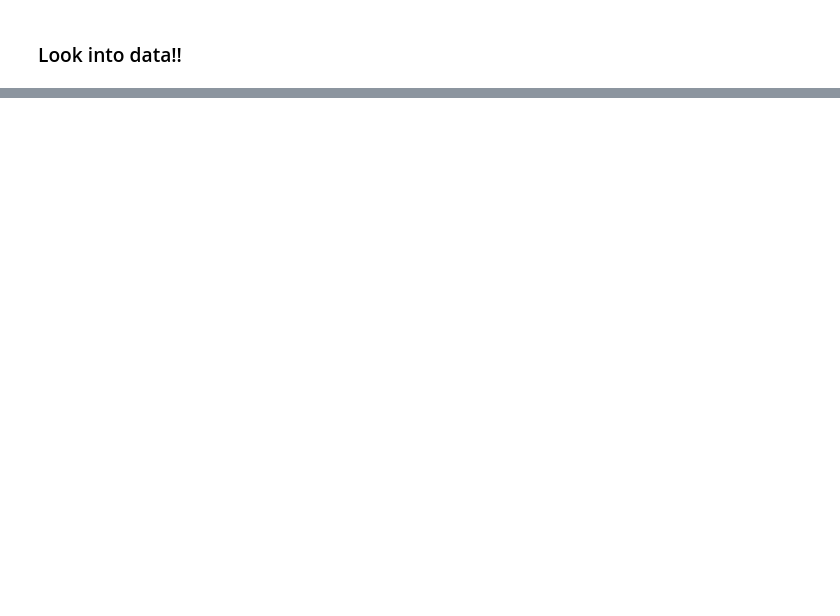
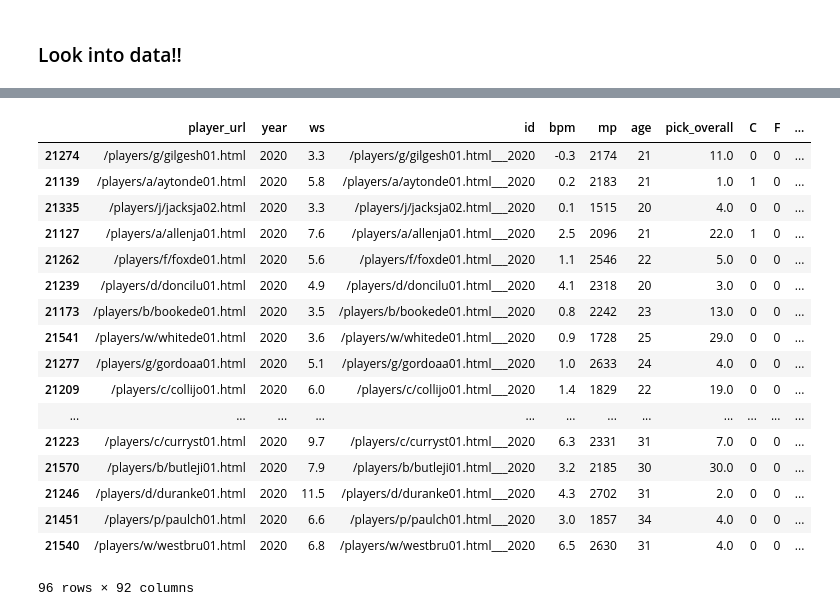
Before and after one commit to hwchase17/sports, a Jupyter notebook: nba_player_progression/modeling.ipynb, the cells around one changed output, grey strips where cells are left out. Saved outputs shown, nothing was run; the diff lists cells and outputs as text; code cells hidden in the pictures; blank space fills up the shorter version.

```diff
--- a/nba_player_progression/modeling.ipynb
+++ b/nba_player_progression/modeling.ipynb
@@ -144,0 +262,26 @@ recent = recent[(recent['years_pro'] > 0)]
+# %%
+def max_bpm(row):
+    return row[['bpm___1', 'bpm___2', 'bpm___3']].max()
+# %%
+recent['delta'] = recent['pred'] - recent.apply(max_bpm, axis=1)* 1
+# %%
+recent.sort_values('delta', ascending=False)[lambda x: x['pred'] > .5]
+# %% [output]
+|  | player_url | year | ws | id | bpm | mp | age | pick_overall | C | F | ... |
+| 21274 | /players/g/gilgesh01.html | 2020 | 3.3 | /players/g/gilgesh01.html___2020 | -0.3 | 2174 | 21 | 11.0 | 0 | 0 | ... |
+| 21139 | /players/a/aytonde01.html | 2020 | 5.8 | /players/a/aytonde01.html___2020 | 0.2 | 2183 | 21 | 1.0 | 1 | 0 | ... |
+| 21335 | /players/j/jacksja02.html | 2020 | 3.3 | /players/j/jacksja02.html___2020 | 0.1 | 1515 | 20 | 4.0 | 0 | 0 | ... |
+| 21127 | /players/a/allenja01.html | 2020 | 7.6 | /players/a/allenja01.html___2020 | 2.5 | 2096 | 21 | 22.0 | 1 | 0 | ... |
+| 21262 | /players/f/foxde01.html | 2020 | 5.6 | /players/f/foxde01.html___2020 | 1.1 | 2546 | 22 | 5.0 | 0 | 0 | ... |
+| 21239 | /players/d/doncilu01.html | 2020 | 4.9 | /players/d/doncilu01.html___2020 | 4.1 | 2318 | 20 | 3.0 | 0 | 0 | ... |
+| 21173 | /players/b/bookede01.html | 2020 | 3.5 | /players/b/bookede01.html___2020 | 0.8 | 2242 | 23 | 13.0 | 0 | 0 | ... |
+| 21541 | /players/w/whitede01.html | 2020 | 3.6 | /players/w/whitede01.html___2020 | 0.9 | 1728 | 25 | 29.0 | 0 | 0 | ... |
+| 21277 | /players/g/gordoaa01.html | 2020 | 5.1 | /players/g/gordoaa01.html___2020 | 1.0 | 2633 | 24 | 4.0 | 0 | 0 | ... |
+| 21209 | /players/c/collijo01.html | 2020 | 6.0 | /players/c/collijo01.html___2020 | 1.4 | 1829 | 22 | 19.0 | 0 | 0 | ... |
+| ... | ... | ... | ... | ... | ... | ... | ... | ... | ... | ... | ... |
+| 21223 | /players/c/curryst01.html | 2020 | 9.7 | /players/c/curryst01.html___2020 | 6.3 | 2331 | 31 | 7.0 | 0 | 0 | ... |
+| 21570 | /players/b/butleji01.html | 2020 | 7.9 | /players/b/butleji01.html___2020 | 3.2 | 2185 | 30 | 30.0 | 0 | 0 | ... |
+| 21246 | /players/d/duranke01.html | 2020 | 11.5 | /players/d/duranke01.html___2020 | 4.3 | 2702 | 31 | 2.0 | 0 | 0 | ... |
+| 21451 | /players/p/paulch01.html | 2020 | 6.6 | /players/p/paulch01.html___2020 | 3.0 | 1857 | 34 | 4.0 | 0 | 0 | ... |
+| 21540 | /players/w/westbru01.html | 2020 | 6.8 | /players/w/westbru01.html___2020 | 6.5 | 2630 | 31 | 4.0 | 0 | 0 | ... |
+96 rows × 92 columns
```
Also changed, not shown: parts of 68 cells of this notebook, 1 other file.
